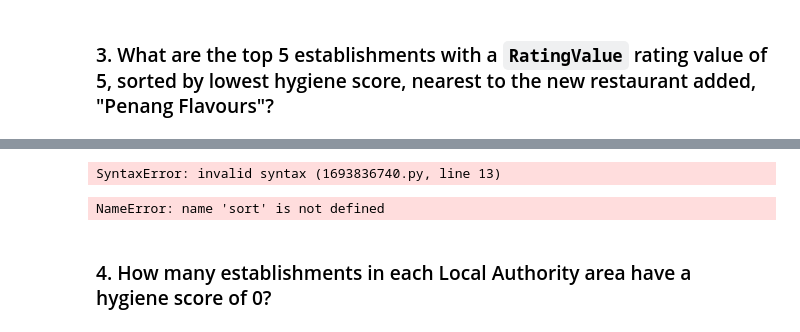
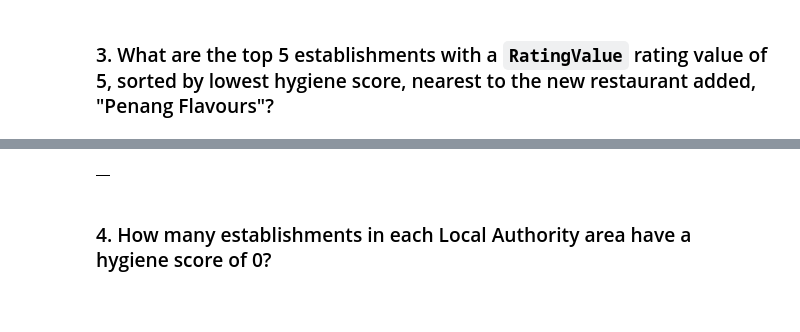
Before and after one commit to samson-st/nosql-challenge, a Jupyter notebook: Starter_Code/NoSQL_analysis_starter.ipynb, the cells around one changed output, grey strips where cells are left out. Saved outputs shown, nothing was run; the diff lists cells and outputs as text; code cells hidden in the pictures; blank space fills up the shorter version.

```diff
--- a/Starter_Code/NoSQL_analysis_starter.ipynb
+++ b/Starter_Code/NoSQL_analysis_starter.ipynb
@@ -93,28 +133,23 @@ establishments.find_one({'geocode.latitude': {'$gte' : 5.5}} ,fields)
 # Sort by hygiene score
 
 degree_search = 0.01
-latitude = 51.083812
-longitude = 1.195625
+latitude = 51.490142
+longitude = 0.08384
 
-query = {'RatingValue': '5' ,
-         '$and': [
-            {'geocode.longitude' : {'$gte' : longitude - degree_search}} , {'geocode.longitude' : {'$lte' :longitude + degree_search}},
-            { 'geocode.latitude' : {'$gte' : latitude - degree_search}} ,{'geocode.latitude' : {'$lte' : latitude + degree_search}}
-sort =  [('scores.Hygiene' , 1)]
-limit = 5
+query3 = {'RatingValue': '5',
+         'geocode.latitude': {'$lte': (latitude + degree_search), '$gte': (latitude - degree_search)},
+         'geocode.longitude': {'$lte': (longitude + degree_search), '$gte': (longitude - degree_search)}
+         }
+sort =  [('scores.Hygiene', 1)]
+
 # Print the results
-pprint(list(establishments.find(query).sort(sort).limit(limit)))
+for result in establishments.find(query3).sort(sort).limit(5):
+    pprint(result)
-# %% [output]
-SyntaxError: invalid syntax (1693836740.py, line 13)
 # %%
 # Convert result to Pandas DataFrame
-results = list(establishments.find(query).sort(sort).limit(limit))
-
-top_5_df = pd.DataFrame(results)
-
-top_5_df
+pd.DataFrame(establishments.find(query3).sort(sort).limit(5))
 # %% [output]
-NameError: name 'sort' is not defined
+|  |
 # %% [markdown]
 ### 4. How many establishments in each Local Authority area have a hygiene score of 0?
 # %%
```
Also changed, not shown: parts of 9 cells of this notebook, 1 other file.
